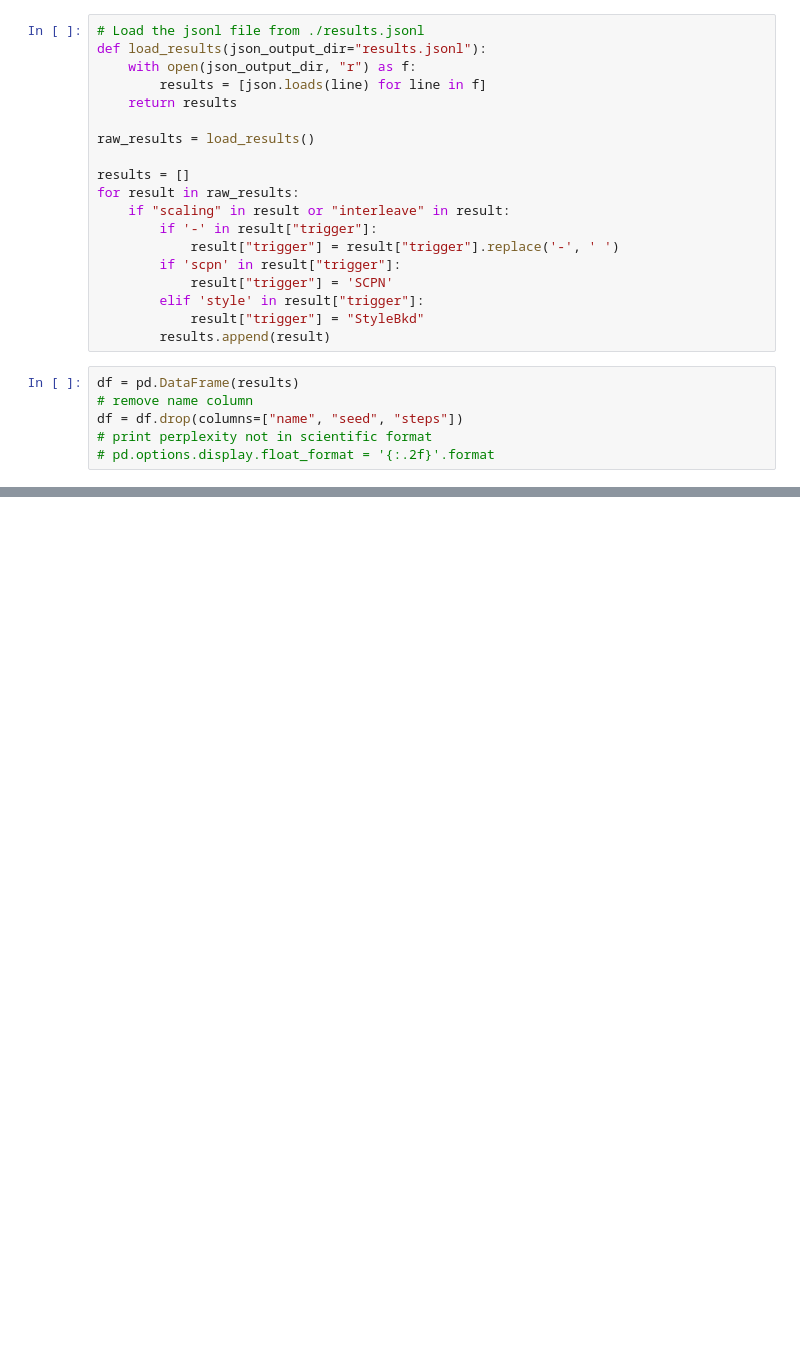
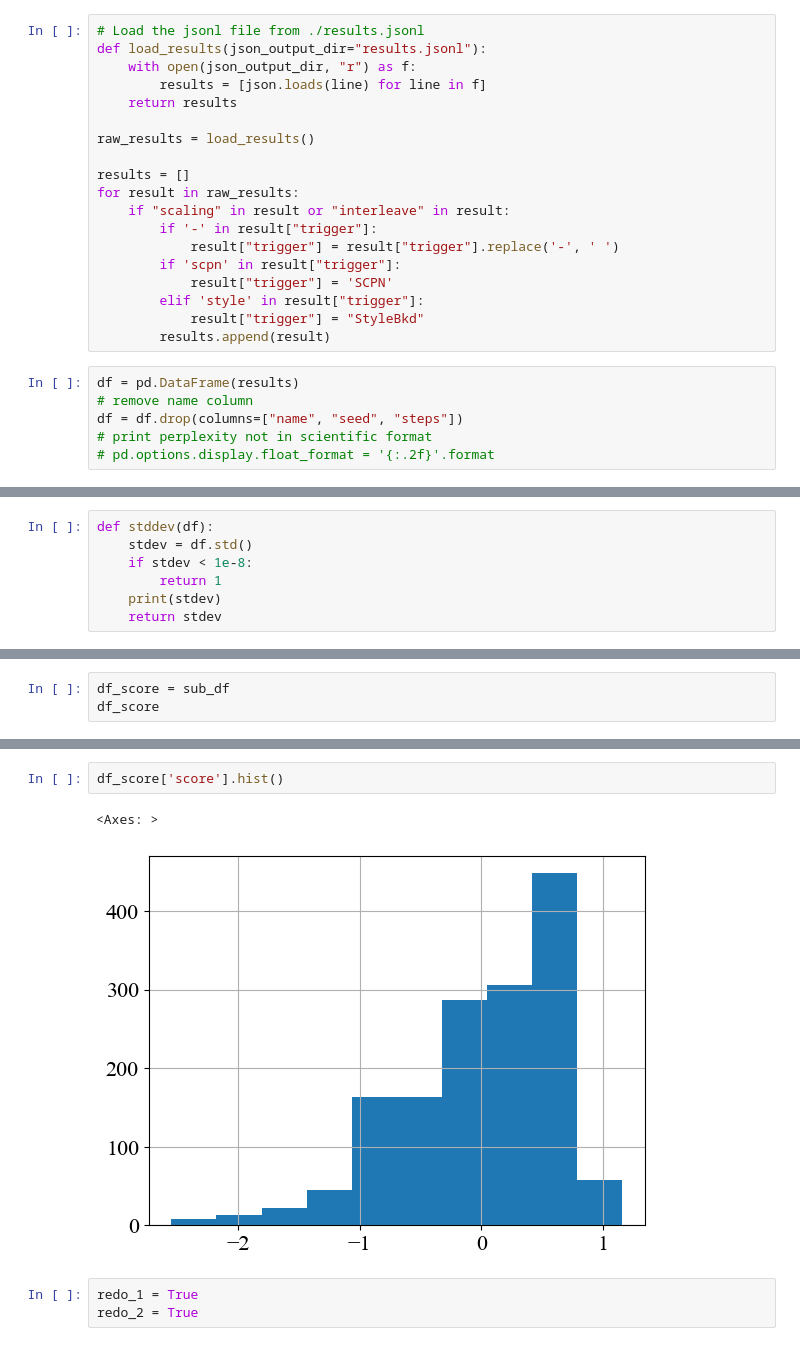
Before and after one commit to zsiga007/MLMI_Thesis, a Jupyter notebook: data_processing/notebook.ipynb, the cells around one changed output, grey strips where cells are left out. Saved outputs shown, nothing was run; the diff lists cells and outputs as text; blank space fills up the shorter version.

```diff
--- a/data_processing/notebook.ipynb
+++ b/data_processing/notebook.ipynb
@@ -50,0 +122,7 @@ df
+# %%
+def stddev(df):
+    stdev = df.std()
+    if stdev < 1e-8:
+        return 1
+    print(stdev)
+    return stdev
@@ -50,0 +205,3 @@ df
+# %%
+df_score = sub_df
+df_score
@@ -50,0 +222,8 @@ df
+# %%
+df_score['score'].hist()
+# %% [output]
+<Axes: >
+[figure, added]
+# %%
+redo_1 = True
+redo_2 = True
```
Also changed, not shown: parts of 13 cells of this notebook, 38 other files.
